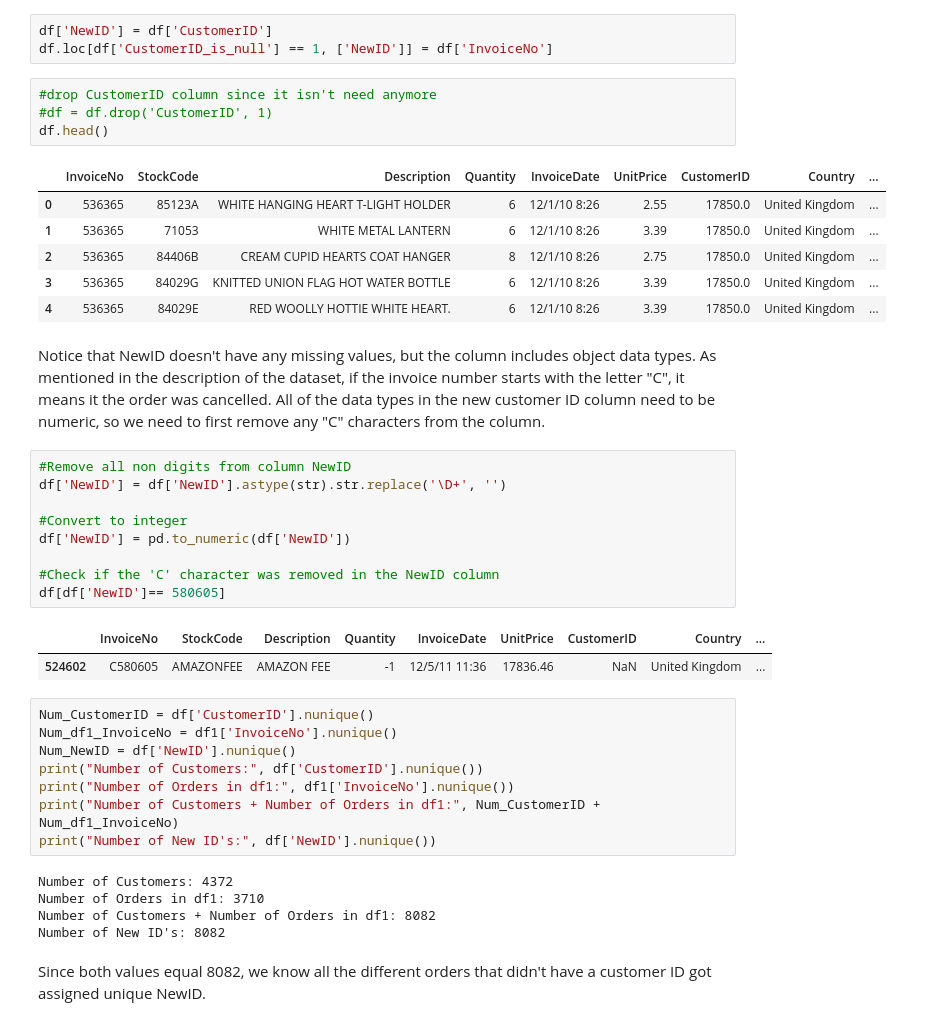
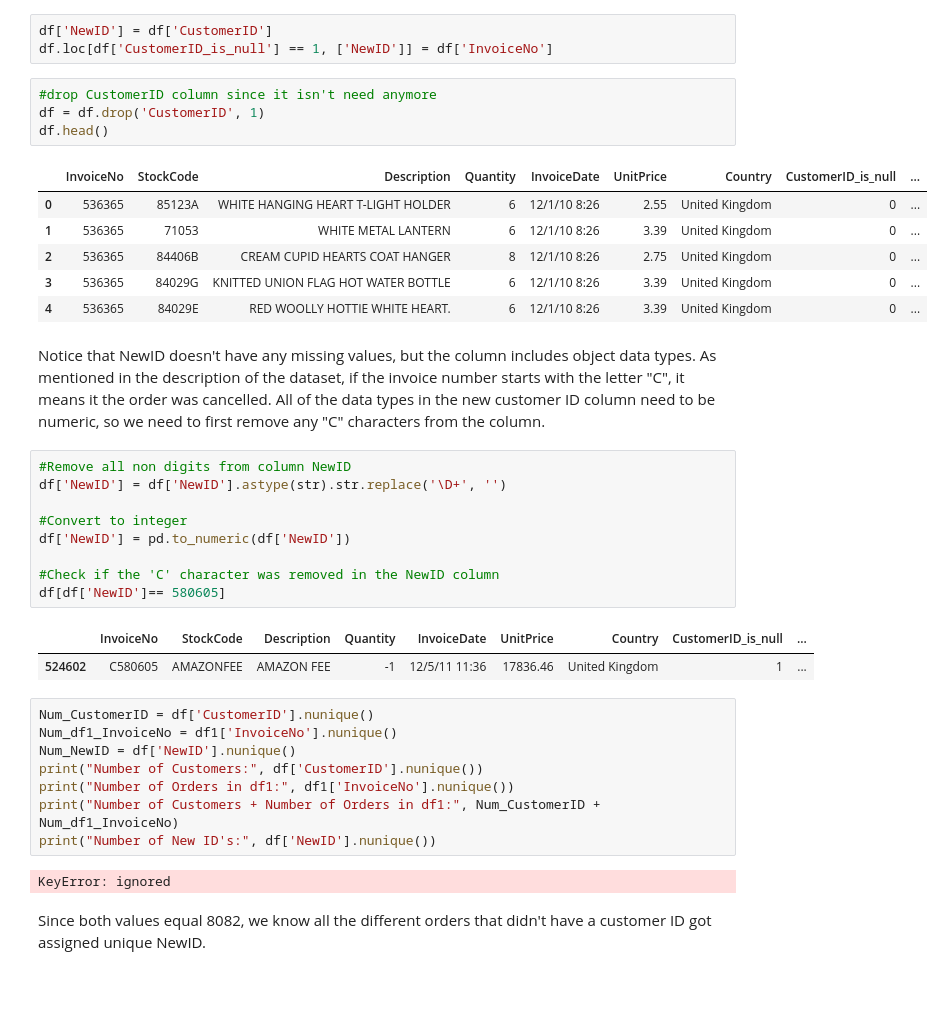
Before and after one commit to Ranjitkumarmuduli/Capstone-Project--4, a Jupyter notebook: Online_Retail_Customer_Segmentation_Capstone_Project.ipynb, the cells around one changed output. Cells and saved outputs as stored; diff of their text form; blank space fills up the shorter version.

```diff
--- a/Online_Retail_Customer_Segmentation_Capstone_Project.ipynb
+++ b/Online_Retail_Customer_Segmentation_Capstone_Project.ipynb
@@ -232,15 +232,15 @@ df['NewID'] = df['CustomerID']
 df.loc[df['CustomerID_is_null'] == 1, ['NewID']] = df['InvoiceNo']
 # %%
 #drop CustomerID column since it isn't need anymore
-#df = df.drop('CustomerID', 1)
+df = df.drop('CustomerID', 1)
 df.head()
 # %% [output]
-|  | InvoiceNo | StockCode | Description | Quantity | InvoiceDate | UnitPrice | CustomerID | Country | ... |
-| 0 | 536365 | 85123A | WHITE HANGING HEART T-LIGHT HOLDER | 6 | 12/1/10 8:26 | 2.55 | 17850.0 | United Kingdom | ... |
-| 1 | 536365 | 71053 | WHITE METAL LANTERN | 6 | 12/1/10 8:26 | 3.39 | 17850.0 | United Kingdom | ... |
-| 2 | 536365 | 84406B | CREAM CUPID HEARTS COAT HANGER | 8 | 12/1/10 8:26 | 2.75 | 17850.0 | United Kingdom | ... |
-| 3 | 536365 | 84029G | KNITTED UNION FLAG HOT WATER BOTTLE | 6 | 12/1/10 8:26 | 3.39 | 17850.0 | United Kingdom | ... |
-| 4 | 536365 | 84029E | RED WOOLLY HOTTIE WHITE HEART. | 6 | 12/1/10 8:26 | 3.39 | 17850.0 | United Kingdom | ... |
+|  | InvoiceNo | StockCode | Description | Quantity | InvoiceDate | UnitPrice | Country | CustomerID_is_null | ... |
+| 0 | 536365 | 85123A | WHITE HANGING HEART T-LIGHT HOLDER | 6 | 12/1/10 8:26 | 2.55 | United Kingdom | 0 | ... |
+| 1 | 536365 | 71053 | WHITE METAL LANTERN | 6 | 12/1/10 8:26 | 3.39 | United Kingdom | 0 | ... |
+| 2 | 536365 | 84406B | CREAM CUPID HEARTS COAT HANGER | 8 | 12/1/10 8:26 | 2.75 | United Kingdom | 0 | ... |
+| 3 | 536365 | 84029G | KNITTED UNION FLAG HOT WATER BOTTLE | 6 | 12/1/10 8:26 | 3.39 | United Kingdom | 0 | ... |
+| 4 | 536365 | 84029E | RED WOOLLY HOTTIE WHITE HEART. | 6 | 12/1/10 8:26 | 3.39 | United Kingdom | 0 | ... |
 # %% [markdown]
 Notice that NewID doesn't have any missing values, but the column includes object data types. As mentioned in the description of the dataset, if the invoice number starts with the letter "C", it means it the order was cancelled. All of the data types in the new customer ID column need to be numeric, so we need to first remove any "C" characters from the column.
 # %%
@@ -253,8 +253,8 @@ df['NewID'] = pd.to_numeric(df['NewID'])
 #Check if the 'C' character was removed in the NewID column
 df[df['NewID']== 580605]
 # %% [output]
-|  | InvoiceNo | StockCode | Description | Quantity | InvoiceDate | UnitPrice | CustomerID | Country | ... |
-| 524602 | C580605 | AMAZONFEE | AMAZON FEE | -1 | 12/5/11 11:36 | 17836.46 | NaN | United Kingdom | ... |
+|  | InvoiceNo | StockCode | Description | Quantity | InvoiceDate | UnitPrice | Country | CustomerID_is_null | ... |
+| 524602 | C580605 | AMAZONFEE | AMAZON FEE | -1 | 12/5/11 11:36 | 17836.46 | United Kingdom | 1 | ... |
 # %%
 Num_CustomerID = df['CustomerID'].nunique()
 Num_df1_InvoiceNo = df1['InvoiceNo'].nunique()
@@ -264,10 +264,7 @@ print("Number of Orders in df1:", df1['InvoiceNo'].nunique())
 print("Number of Customers + Number of Orders in df1:", Num_CustomerID + Num_df1_InvoiceNo)
 print("Number of New ID's:", df['NewID'].nunique())
 # %% [output]
-Number of Customers: 4372
-Number of Orders in df1: 3710
-Number of Customers + Number of Orders in df1: 8082
-Number of New ID's: 8082
+KeyError: ignored
 # %% [markdown]
 Since both values equal 8082, we know all the different orders that didn't have a customer ID got assigned unique NewID.
 # %% [markdown]
```
Also changed, not shown: parts of 4 cells of this notebook.
